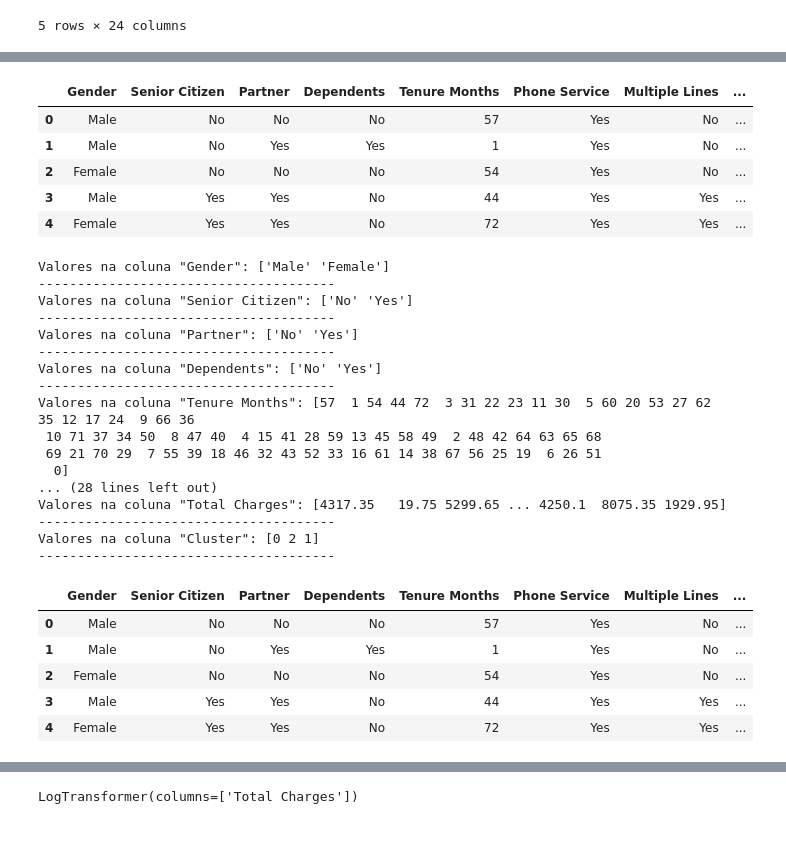
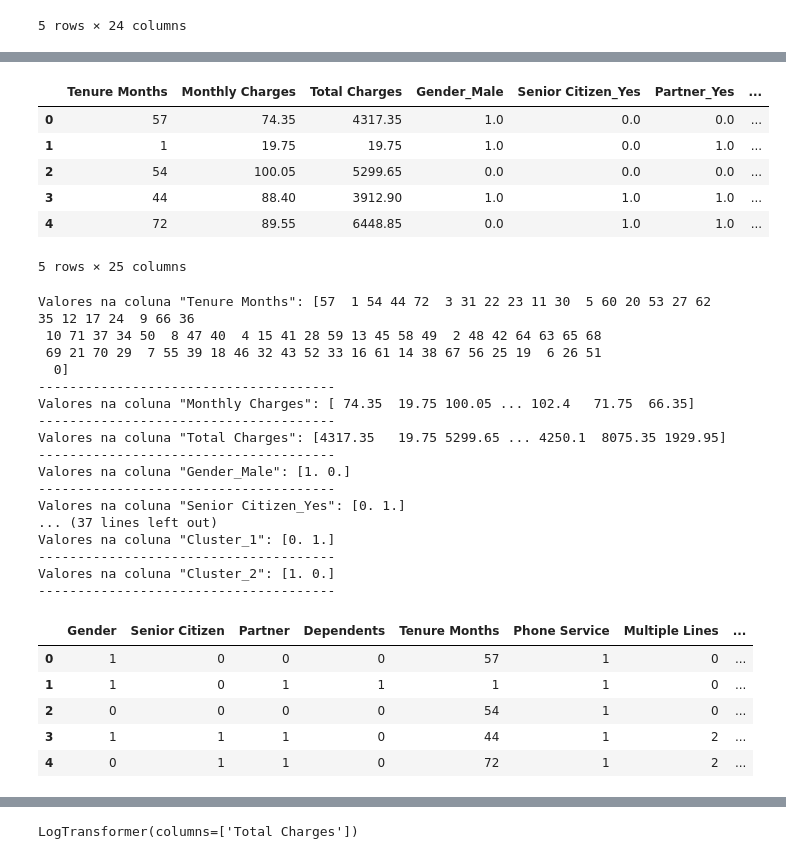
Before and after one commit to SabrinaOtoni/ChurnCase, a Jupyter notebook: notebooks/n03_feature_engineering.ipynb, the cells around one changed output, grey strips where cells are left out. Drawn from its saved outputs; the diff is of its cells as text; code cells hidden in the pictures.

```diff
--- a/notebooks/n03_feature_engineering.ipynb
+++ b/notebooks/n03_feature_engineering.ipynb
@@ -177,38 +177,39 @@ pipeline_ohe = Pipeline([
                                                                                                     "Cluster"]))
 ])
 # %%
-data_ohe = pipeline_ohe.transform(data)
+data_ohe = pipeline_ohe.fit_transform(data)
 data_ohe.head()
 # %% [output]
-|  | Gender | Senior Citizen | Partner | Dependents | Tenure Months | Phone Service | Multiple Lines | ... |
-| 0 | Male | No | No | No | 57 | Yes | No | ... |
-| 1 | Male | No | Yes | Yes | 1 | Yes | No | ... |
-| 2 | Female | No | No | No | 54 | Yes | No | ... |
-| 3 | Male | Yes | Yes | No | 44 | Yes | Yes | ... |
-| 4 | Female | Yes | Yes | No | 72 | Yes | Yes | ... |
+|  | Tenure Months | Monthly Charges | Total Charges | Gender_Male | Senior Citizen_Yes | Partner_Yes | ... |
+| 0 | 57 | 74.35 | 4317.35 | 1.0 | 0.0 | 0.0 | ... |
+| 1 | 1 | 19.75 | 19.75 | 1.0 | 0.0 | 1.0 | ... |
+| 2 | 54 | 100.05 | 5299.65 | 0.0 | 0.0 | 0.0 | ... |
+| 3 | 44 | 88.40 | 3912.90 | 1.0 | 1.0 | 1.0 | ... |
+| 4 | 72 | 89.55 | 6448.85 | 0.0 | 1.0 | 1.0 | ... |
+5 rows × 25 columns
 # %%
 unique_values= {col: data_ohe[col].unique() for col in data_ohe.columns}
 for col, values in unique_values.items():
     print(f'Valores na coluna "{col}": {values}')
     print('--------------------------------------')
 # %% [output]
-Valores na coluna "Gender": ['Male' 'Female']
---------------------------------------
-Valores na coluna "Senior Citizen": ['No' 'Yes']
---------------------------------------
-Valores na coluna "Partner": ['No' 'Yes']
---------------------------------------
-Valores na coluna "Dependents": ['No' 'Yes']
---------------------------------------
 Valores na coluna "Tenure Months": [57  1 54 44 72  3 31 22 23 11 30  5 60 20 53 27 62 35 12 17 24  9 66 36
  10 71 37 34 50  8 47 40  4 15 41 28 59 13 45 58 49  2 48 42 64 63 65 68
  69 21 70 29  7 55 39 18 46 32 43 52 33 16 61 14 38 67 56 25 19  6 26 51
   0]
-... (28 lines left out)
+--------------------------------------
+Valores na coluna "Monthly Charges": [ 74.35  19.75 100.05 ... 102.4   71.75  66.35]
+--------------------------------------
 Valores na coluna "Total Charges": [4317.35   19.75 5299.65 ... 4250.1  8075.35 1929.95]
 --------------------------------------
-Valores na coluna "Cluster": [0 2 1]
+Valores na coluna "Gender_Male": [1. 0.]
 --------------------------------------
+Valores na coluna "Senior Citizen_Yes": [0. 1.]
+... (37 lines left out)
+Valores na coluna "Cluster_1": [0. 1.]
+--------------------------------------
+Valores na coluna "Cluster_2": [1. 0.]
+--------------------------------------
 # %%
 pipeline_le = Pipeline([
     ('kmeans_cluster', processing.KMeansCluster(model_path='../preprocessing/kmeans_model.pkl', columns_cluster=['Latitude', 'Longitude'])),
@@ -216,15 +217,15 @@ pipeline_le = Pipeline([
     ('categorical_encoder', processing.CategoricalEncoder(encoder_type='label'))
 ])
 # %%
-data_le = pipeline_le.transform(data)
+data_le = pipeline_le.fit_transform(data)
 data_le.head()
 # %% [output]
 |  | Gender | Senior Citizen | Partner | Dependents | Tenure Months | Phone Service | Multiple Lines | ... |
-| 0 | Male | No | No | No | 57 | Yes | No | ... |
-| 1 | Male | No | Yes | Yes | 1 | Yes | No | ... |
-| 2 | Female | No | No | No | 54 | Yes | No | ... |
-| 3 | Male | Yes | Yes | No | 44 | Yes | Yes | ... |
-| 4 | Female | Yes | Yes | No | 72 | Yes | Yes | ... |
+| 0 | 1 | 0 | 0 | 0 | 57 | 1 | 0 | ... |
+| 1 | 1 | 0 | 1 | 1 | 1 | 1 | 0 | ... |
+| 2 | 0 | 0 | 0 | 0 | 54 | 1 | 0 | ... |
+| 3 | 1 | 1 | 1 | 0 | 44 | 1 | 2 | ... |
+| 4 | 0 | 1 | 1 | 0 | 72 | 1 | 2 | ... |
 # %%
 unique_values= {col: data_le[col].unique() for col in data_le.columns}
 for col, values in unique_values.items():
```
Also changed, not shown: parts of 10 cells of this notebook, 4 other files.
